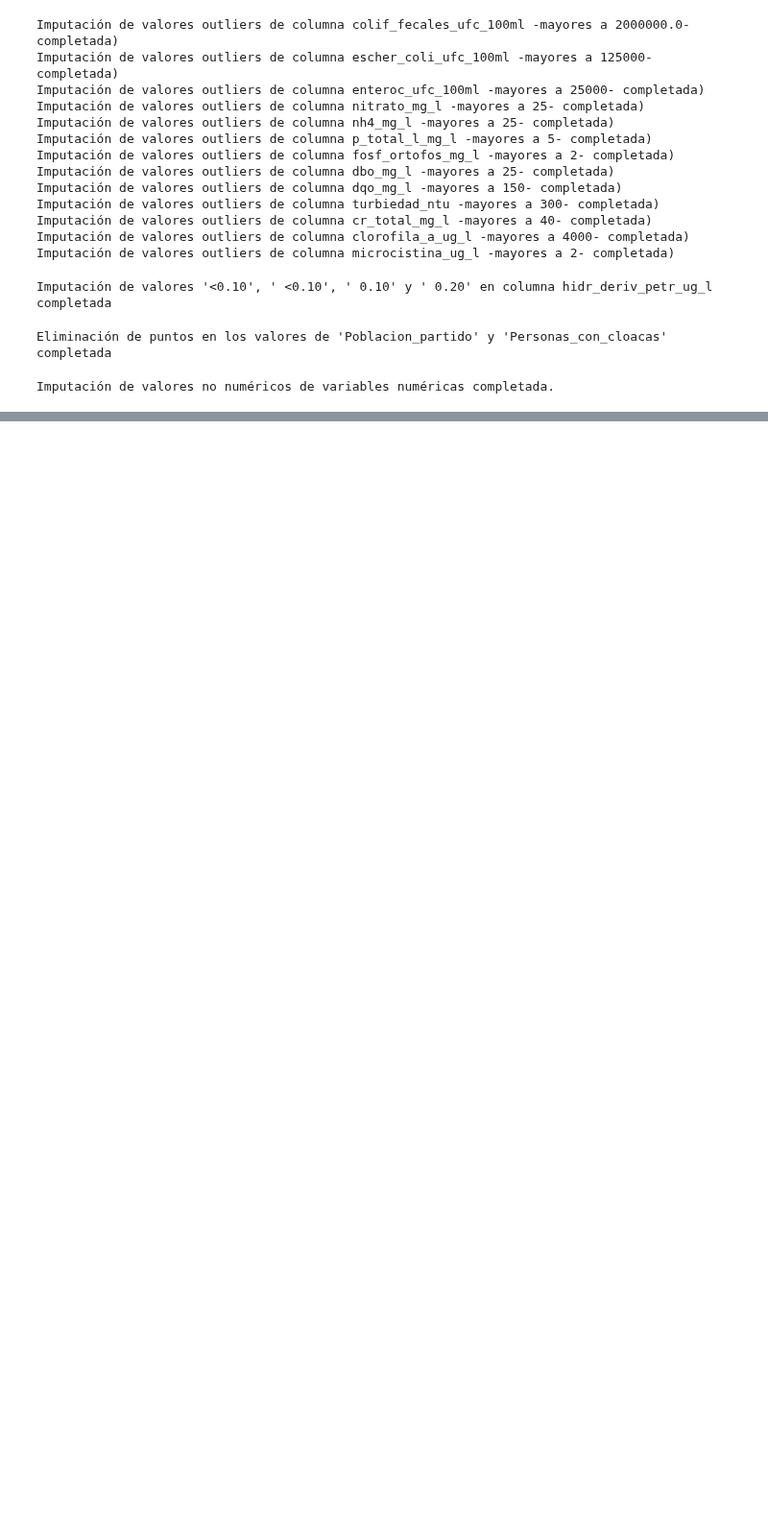
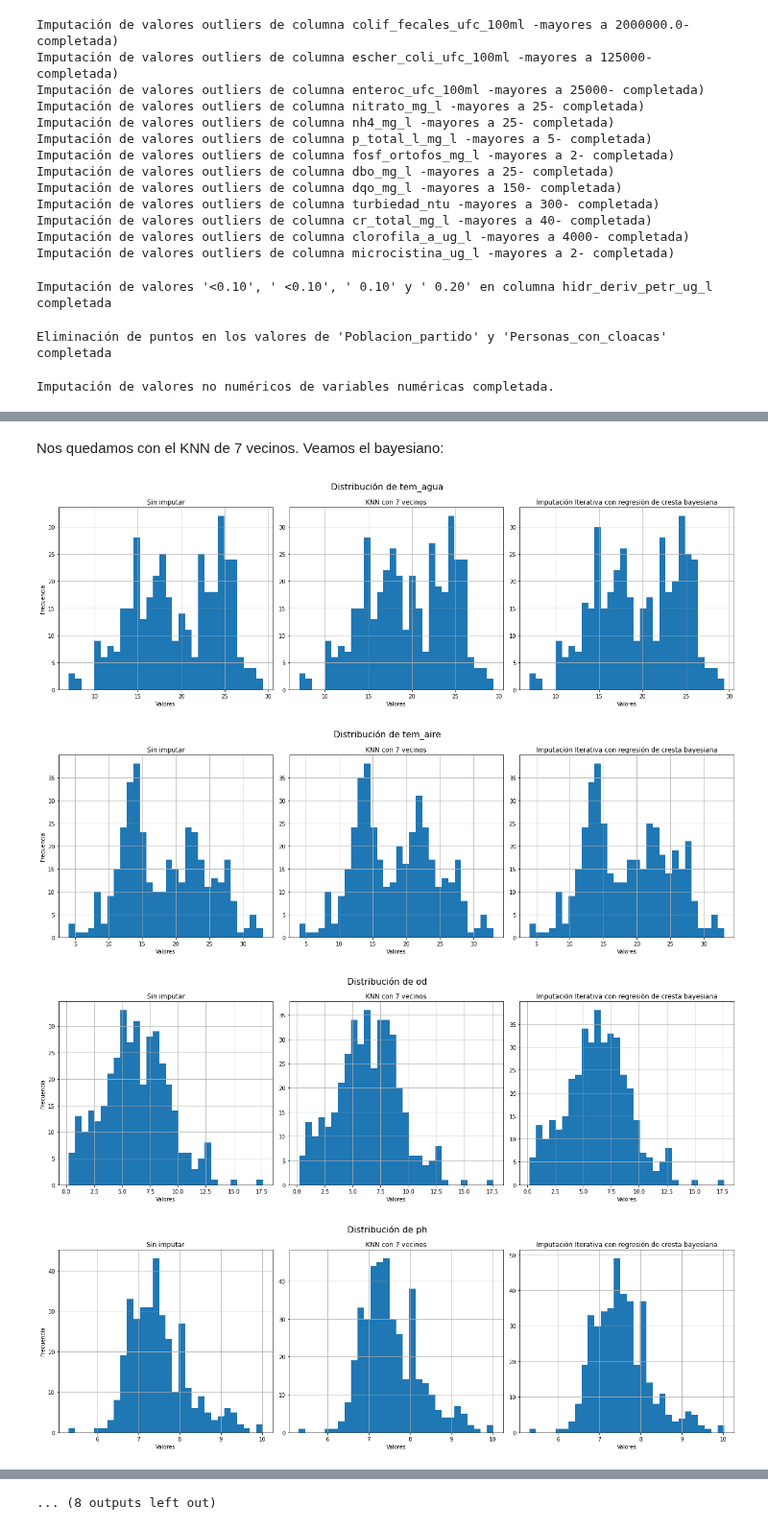
Before and after one commit to FedericoGGM/diplodatos2025_M07, a Jupyter notebook: TP2/TP2_mentoria.ipynb, the cells around one changed output, grey strips where cells are left out. Shown at 96% size. Saved outputs shown, nothing was run; the diff lists cells and outputs as text; code cells hidden in the pictures; blank space fills up the shorter version.

```diff
--- a/TP2/TP2_mentoria.ipynb
+++ b/TP2/TP2_mentoria.ipynb
@@ -214,0 +430,39 @@ Imputación de valores no numéricos de variables numéricas completada.
+# %% [markdown]
+Nos quedamos con el KNN de 7 vecinos. Veamos el bayesiano:
+# %%
+# Probamos dos tipos de imputadores para variables numéricas: KNN y Bayes. Vemos cuál permite conservar mejor la
+    # distribución de los datos.
+bayes_imputer = IterativeImputer(estimator=BayesianRidge(), random_state=42)
+
+X_train_num_imputed_bay = bayes_imputer.fit_transform(X_train[numerical_cols])
+
+# Convert the imputed array back to DataFrame for easier handling
+X_train_num_imputed_bay_df = pd.DataFrame(X_train_num_imputed_bay,
+                                     columns=numerical_cols,
+                                     index=X_train.index)
+
+# Lista de DataFrames y títulos para cada subgráfico
+dataframes = [X_train, X_train_num_imputed_7_df, X_train_num_imputed_bay_df]
+titles = ['Sin imputar', 'KNN con 7 vecinos', 'Imputación Iterativa con regresión de cresta bayesiana']
+
+for col in numerical_cols:
+    # Crear figura y subgráficos (1 fila, 3 columnas)
+    fig, axes = plt.subplots(1, 3, figsize=(18, 6))
+    plt.suptitle(f"Distribución de {col}", fontsize=16)
+
+    # Graficar histogramas para cada DataFrame
+    for i, (data, ax, title) in enumerate(zip(dataframes, axes, titles)):
+        data[col].hist(bins=30, ax=ax)  # Usar ax=ax para dirigir al subgráfico correcto
+        ax.set_title(title, fontsize=12)
+        ax.set_xlabel("Valores")
+        if i == 0:  # Solo añadir etiqueta Y al primer subgráfico para evitar redundancia
+            ax.set_ylabel("Frecuencia")
+
+    # Ajustar layout y mostrar
+    plt.tight_layout()
+    plt.show()
+# %% [output]
+[figure, added]
+[figure, added]
+[figure, added]
+[figure, added]
@@ -214,0 +477 @@ Imputación de valores no numéricos de variables numéricas completada.
+... (8 outputs left out)
```
Also changed, not shown: parts of 36 cells of this notebook.
